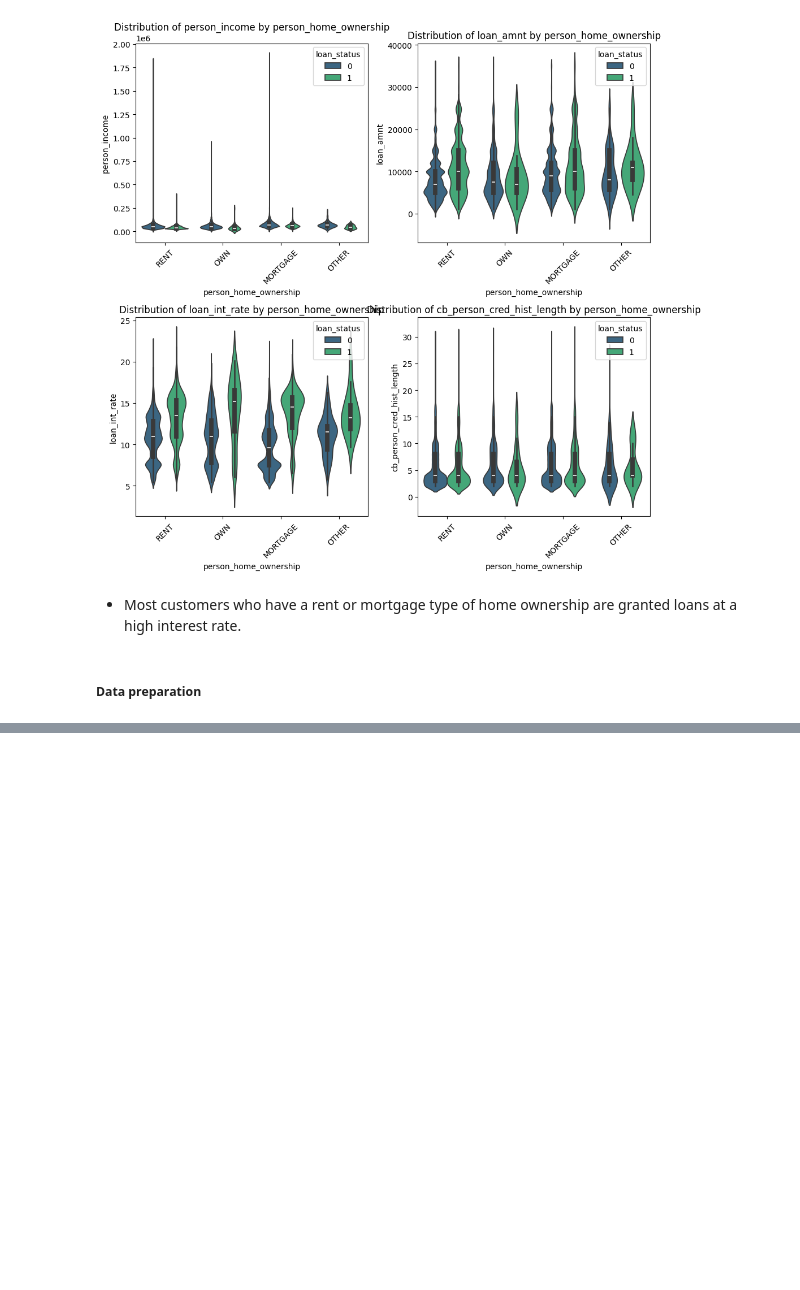
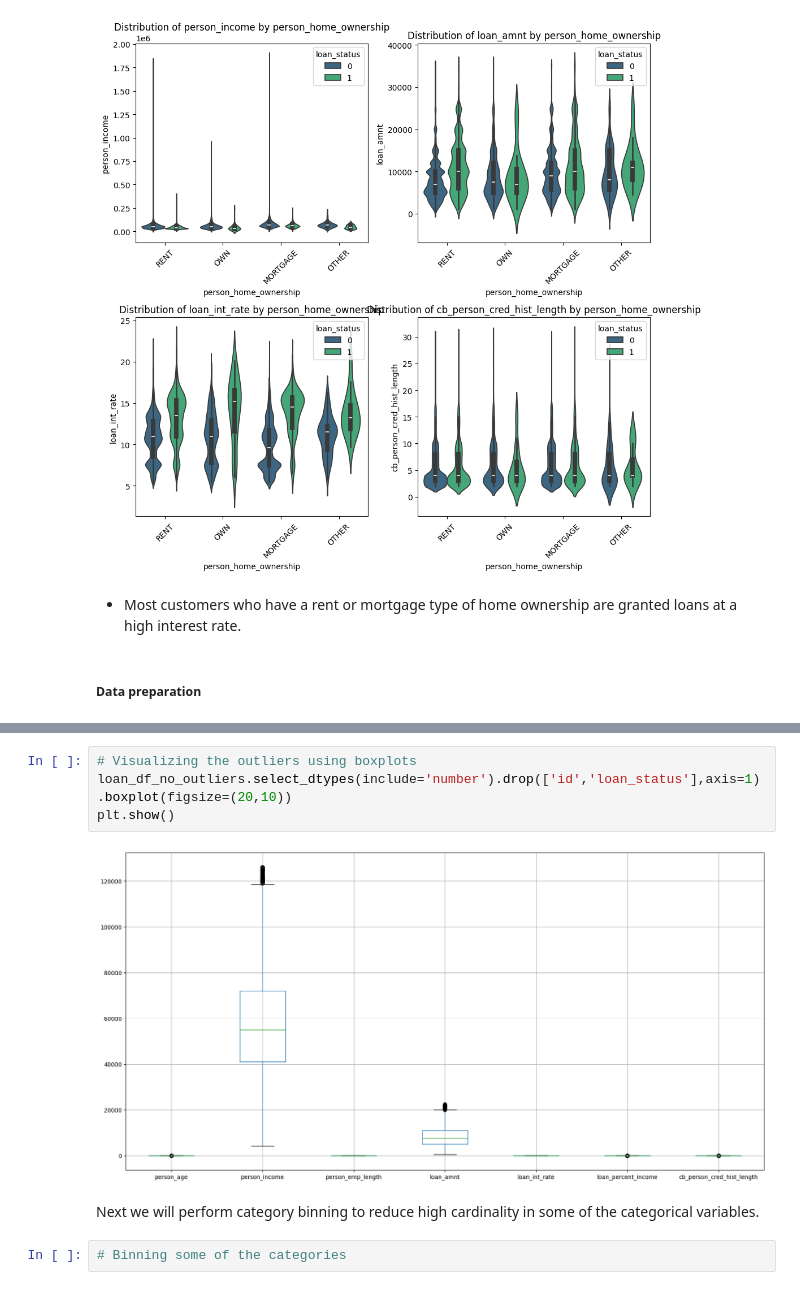
Before and after one commit to WilliamNdoni/loan_approval_prediction_kaggle, a Jupyter notebook: loan_approval_prediction.ipynb, the cells around one changed output, grey strips where cells are left out. Drawn from its saved outputs; the diff is of its cells as text; blank space fills up the shorter version.

```diff
--- a/loan_approval_prediction.ipynb
+++ b/loan_approval_prediction.ipynb
@@ -323,0 +434,10 @@ plt.show();
+# %%
+# Visualizing the outliers using boxplots
+loan_df_no_outliers.select_dtypes(include='number').drop(['id','loan_status'],axis=1).boxplot(figsize=(20,10))
+plt.show()
+# %% [output]
+[figure, added]
+# %% [markdown]
+Next we will perform category binning to reduce high cardinality in some of the categorical variables.
+# %%
+# Binning some of the categories
```
Also changed, not shown: parts of 8 cells of this notebook.
